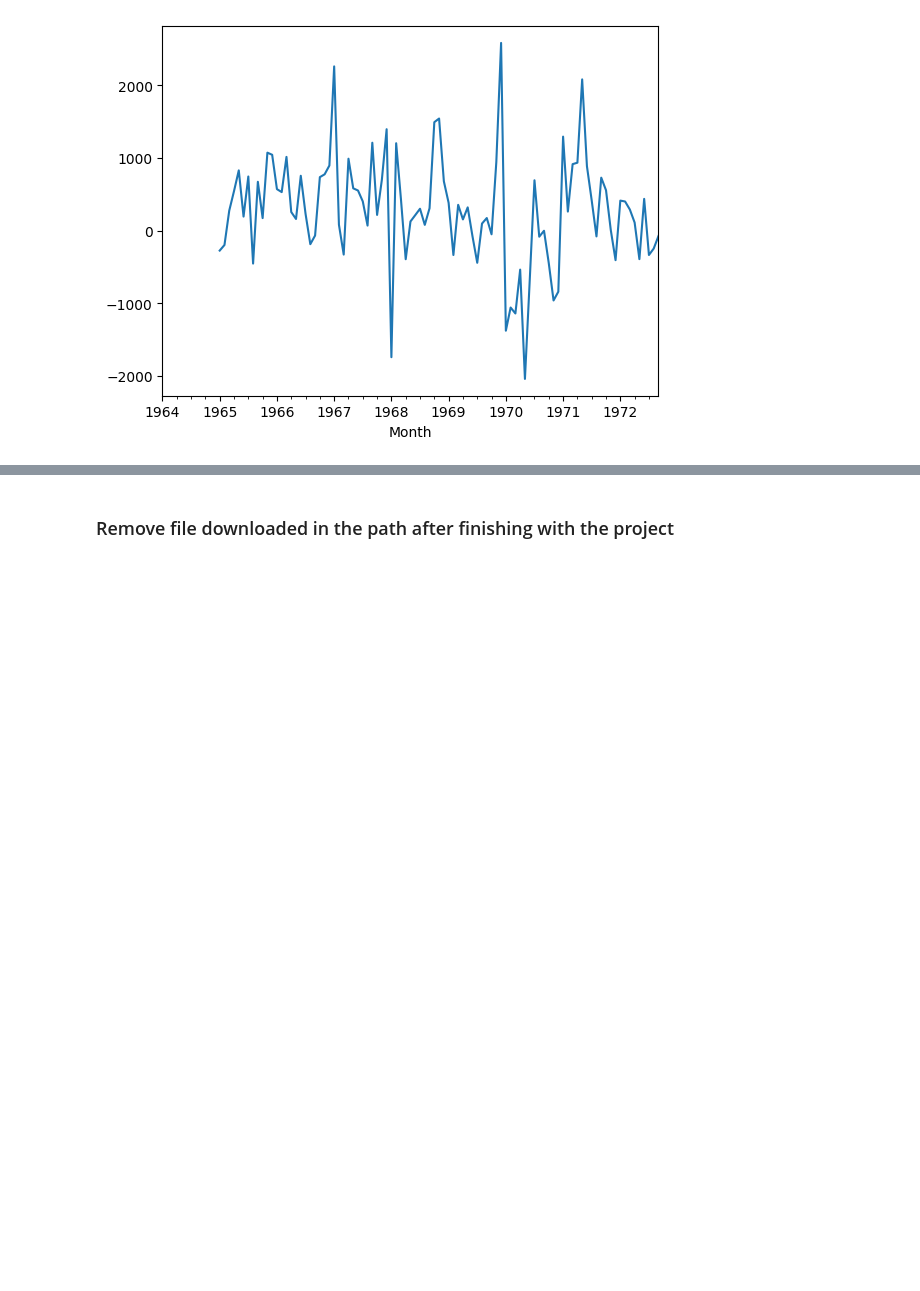
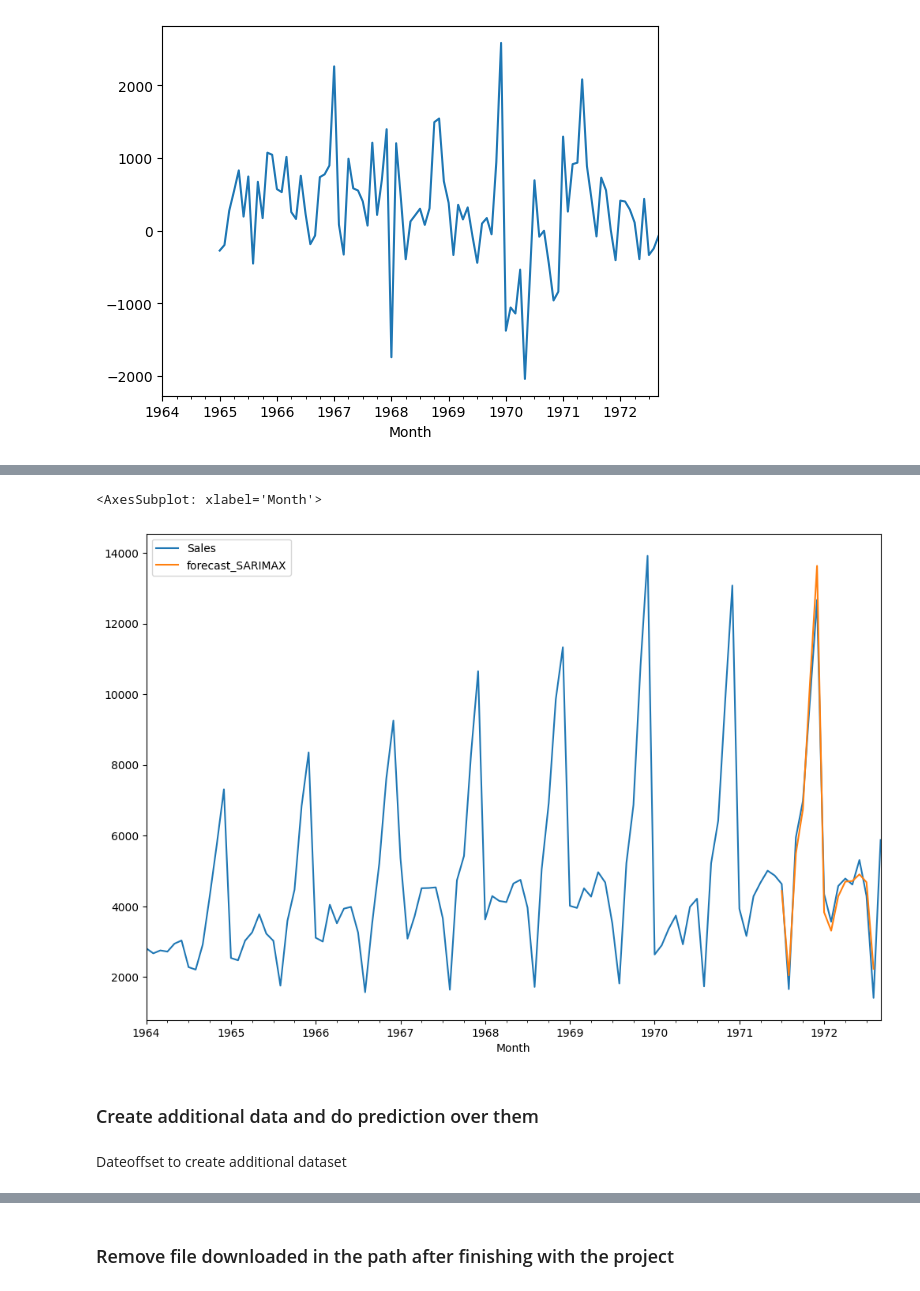
Before and after one commit to NathaliaBarreiros/Data-Science-Practice-Projects, a Jupyter notebook: Sales of Product Prediction - Time Series /Time_series_product_sales_prediction.ipynb, the cells around one changed output, grey strips where cells are left out. Saved outputs shown, nothing was run; the diff lists cells and outputs as text; code cells hidden in the pictures; blank space fills up the shorter version.

```diff
--- a/Sales of Product Prediction - Time Series /Time_series_product_sales_prediction.ipynb
+++ b/Sales of Product Prediction - Time Series /Time_series_product_sales_prediction.ipynb
@@ -305,0 +426,3 @@ df['Seasonal First Difference'].plot()
+# %%
+model_sm = sm.tsa.statespace.SARIMAX(df['Sales'], order=(1,1,1), seasonal_order=(1,1,1,12))
+results = model_sm.fit()
@@ -305,0 +448,3 @@ df['Seasonal First Difference'].plot()
+# %%
+#predicting from index 90 to 103
+df['forecast_SARIMAX']=results.predict(start=90,end=103,dynamic=True)
@@ -305,0 +472,10 @@ df['Seasonal First Difference'].plot()
+# %%
+#blue line is original data and orange is a forecasted data
+df[['Sales','forecast_SARIMAX']].plot(figsize=(12,8))
+# %% [output]
+<AxesSubplot: xlabel='Month'>
+[figure, added]
+# %% [markdown]
+### Create additional data and do prediction over them
+# %% [markdown]
+Dateoffset to create additional dataset
```
Also changed, not shown: parts of 35 cells of this notebook.
